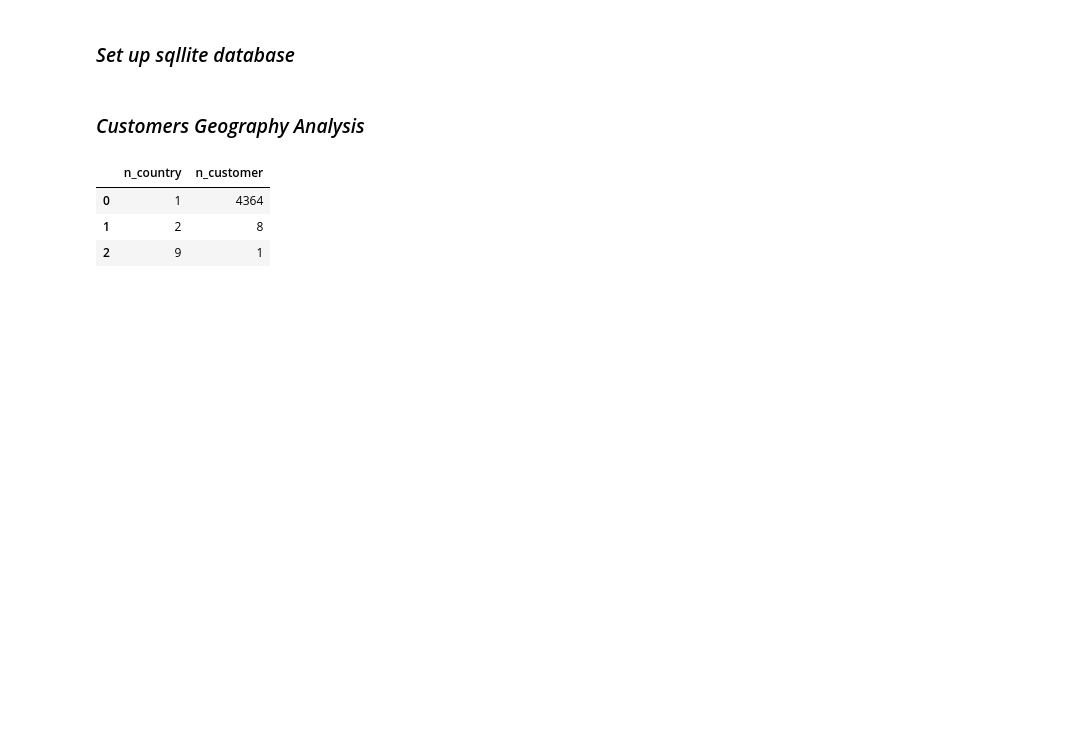
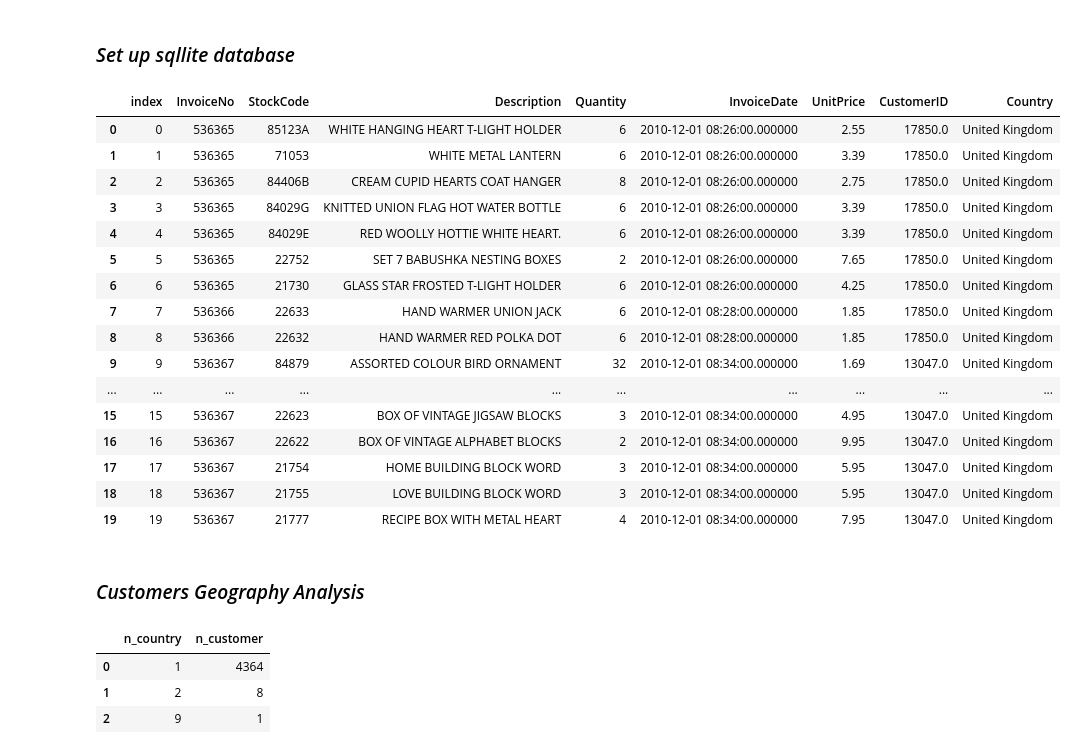
Before and after one commit to pashalp99/customer_analytics, a Jupyter notebook: 1_customer_segmentation/customer_segmentation_analysis.ipynb, the cells around one changed output. Saved outputs shown, nothing was run; the diff lists cells and outputs as text; code cells hidden in the pictures; blank space fills up the shorter version.

```diff
--- a/1_customer_segmentation/customer_segmentation_analysis.ipynb
+++ b/1_customer_segmentation/customer_segmentation_analysis.ipynb
@@ -9,6 +12,30 @@ df['InvoiceDate'] = pd.to_datetime(df['InvoiceDate'])
 # %%
 disk_engine = create_engine('sqlite:///transaction_data.db')
 df.to_sql('transactions', disk_engine, if_exists='replace')
+# %%
+#data set sample
+pd.read_sql_query('''
+select * from transactions
+limit 20
+''',disk_engine)
+# %% [output]
+|  | index | InvoiceNo | StockCode | Description | Quantity | InvoiceDate | UnitPrice | CustomerID | Country |
+| 0 | 0 | 536365 | 85123A | WHITE HANGING HEART T-LIGHT HOLDER | 6 | 2010-12-01 08:26:00.000000 | 2.55 | 17850.0 | United Kingdom |
+| 1 | 1 | 536365 | 71053 | WHITE METAL LANTERN | 6 | 2010-12-01 08:26:00.000000 | 3.39 | 17850.0 | United Kingdom |
+| 2 | 2 | 536365 | 84406B | CREAM CUPID HEARTS COAT HANGER | 8 | 2010-12-01 08:26:00.000000 | 2.75 | 17850.0 | United Kingdom |
+| 3 | 3 | 536365 | 84029G | KNITTED UNION FLAG HOT WATER BOTTLE | 6 | 2010-12-01 08:26:00.000000 | 3.39 | 17850.0 | United Kingdom |
+| 4 | 4 | 536365 | 84029E | RED WOOLLY HOTTIE WHITE HEART. | 6 | 2010-12-01 08:26:00.000000 | 3.39 | 17850.0 | United Kingdom |
+| 5 | 5 | 536365 | 22752 | SET 7 BABUSHKA NESTING BOXES | 2 | 2010-12-01 08:26:00.000000 | 7.65 | 17850.0 | United Kingdom |
+| 6 | 6 | 536365 | 21730 | GLASS STAR FROSTED T-LIGHT HOLDER | 6 | 2010-12-01 08:26:00.000000 | 4.25 | 17850.0 | United Kingdom |
+| 7 | 7 | 536366 | 22633 | HAND WARMER UNION JACK | 6 | 2010-12-01 08:28:00.000000 | 1.85 | 17850.0 | United Kingdom |
+| 8 | 8 | 536366 | 22632 | HAND WARMER RED POLKA DOT | 6 | 2010-12-01 08:28:00.000000 | 1.85 | 17850.0 | United Kingdom |
+| 9 | 9 | 536367 | 84879 | ASSORTED COLOUR BIRD ORNAMENT | 32 | 2010-12-01 08:34:00.000000 | 1.69 | 13047.0 | United Kingdom |
+| ... | ... | ... | ... | ... | ... | ... | ... | ... | ... |
+| 15 | 15 | 536367 | 22623 | BOX OF VINTAGE JIGSAW BLOCKS | 3 | 2010-12-01 08:34:00.000000 | 4.95 | 13047.0 | United Kingdom |
+| 16 | 16 | 536367 | 22622 | BOX OF VINTAGE ALPHABET BLOCKS | 2 | 2010-12-01 08:34:00.000000 | 9.95 | 13047.0 | United Kingdom |
+| 17 | 17 | 536367 | 21754 | HOME BUILDING BLOCK WORD | 3 | 2010-12-01 08:34:00.000000 | 5.95 | 13047.0 | United Kingdom |
+| 18 | 18 | 536367 | 21755 | LOVE BUILDING BLOCK WORD | 3 | 2010-12-01 08:34:00.000000 | 5.95 | 13047.0 | United Kingdom |
+| 19 | 19 | 536367 | 21777 | RECIPE BOX WITH METAL HEART | 4 | 2010-12-01 08:34:00.000000 | 7.95 | 13047.0 | United Kingdom |
 # %% [markdown]
 ### *Customers Geography Analysis*
 # %%
```
Also changed, not shown: parts of 1 cell of this notebook, 2 other files.
